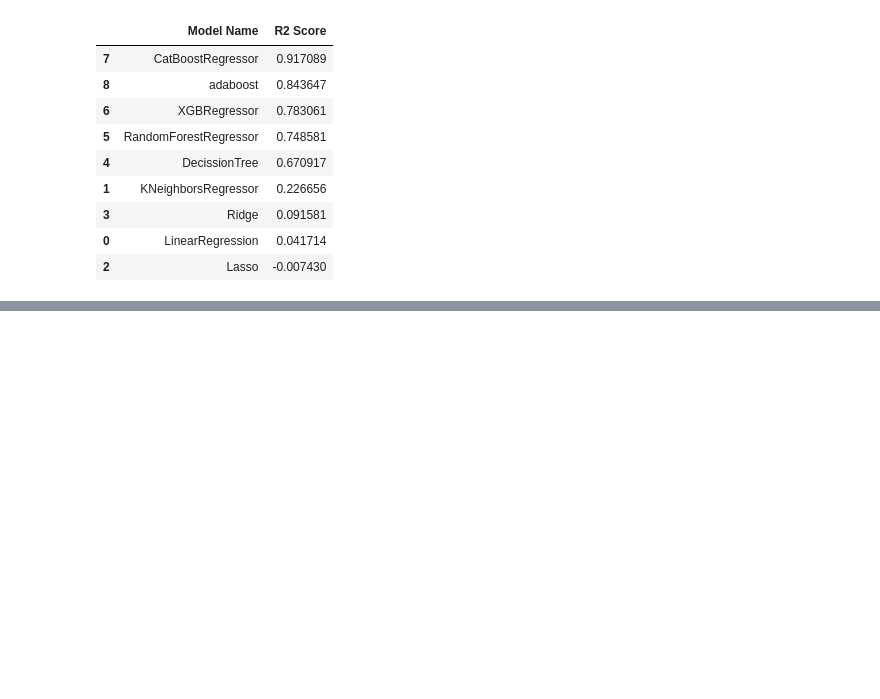
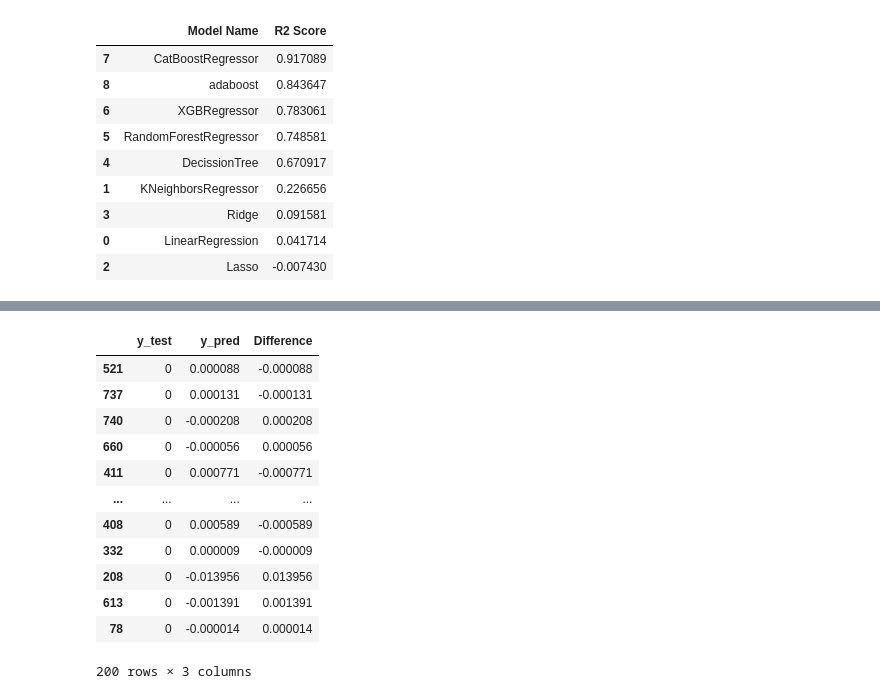
Before and after one commit to dhailu/ML_predict_equipment_failures, a Jupyter notebook: Notebook/Model_training.ipynb, the cells around one changed output, grey strips where cells are left out. Cells and saved outputs as stored; diff of their text form; code cells hidden in the pictures; blank space fills up the shorter version.

```diff
--- a/Notebook/Model_training.ipynb
+++ b/Notebook/Model_training.ipynb
@@ -211,0 +290,17 @@ print(" Acuracy of the train model is %.2f" %score_train)  ## 100% fit means wha
+# %%
+pred_df=pd.DataFrame({'y_test': y_test, 'y_pred': y_pred, 'Difference': y_test - y_pred})
+pred_df
+# %% [output]
+|  | y_test | y_pred | Difference |
+| 521 | 0 | 0.000088 | -0.000088 |
+| 737 | 0 | 0.000131 | -0.000131 |
+| 740 | 0 | -0.000208 | 0.000208 |
+| 660 | 0 | -0.000056 | 0.000056 |
+| 411 | 0 | 0.000771 | -0.000771 |
+| ... | ... | ... | ... |
+| 408 | 0 | 0.000589 | -0.000589 |
+| 332 | 0 | 0.000009 | -0.000009 |
+| 208 | 0 | -0.013956 | 0.013956 |
+| 613 | 0 | -0.001391 | 0.001391 |
+| 78 | 0 | -0.000014 | 0.000014 |
+200 rows × 3 columns
```
Also changed, not shown: parts of 11 cells of this notebook, 11 other files.
